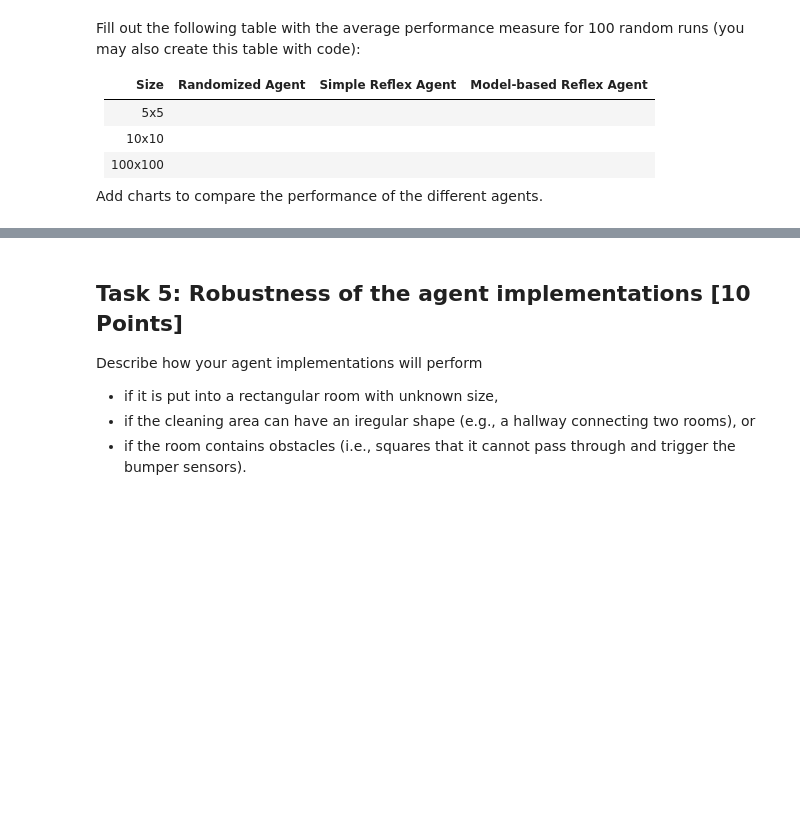
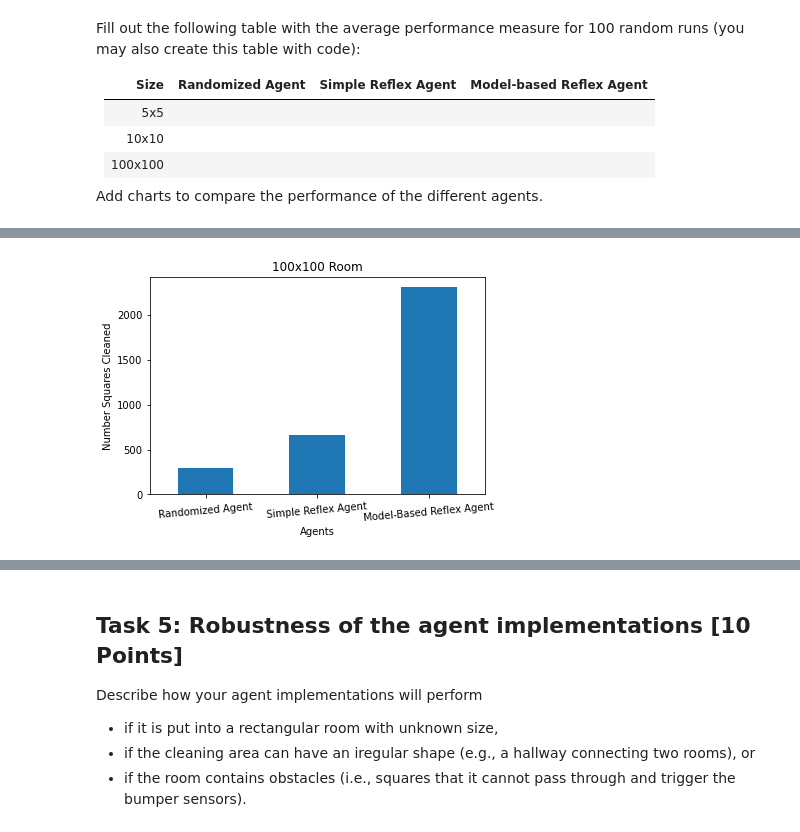
Before and after one commit to leongkkevin/CS7320-AI, a Jupyter notebook: Agents/robot_vacuum.ipynb, the cells around one changed output, grey strips where cells are left out. Cells and saved outputs as stored; diff of their text form; code cells hidden in the pictures; blank space fills up the shorter version.

```diff
--- a/Agents/robot_vacuum.ipynb
+++ b/Agents/robot_vacuum.ipynb
@@ -415,0 +444,8 @@ Add charts to compare the performance of the different agents.
+# %%
+df.iloc[2, 1:4].astype(int).plot(kind="bar", title="100x100 Room")
+plt.xlabel('Agents')
+plt.ylabel('Number Squares Cleaned')
+plt.xticks(rotation = 5)
+plt.show()
+# %% [output]
+[figure, added]
```
Also changed, not shown: parts of 14 cells of this notebook, 1 other file.
